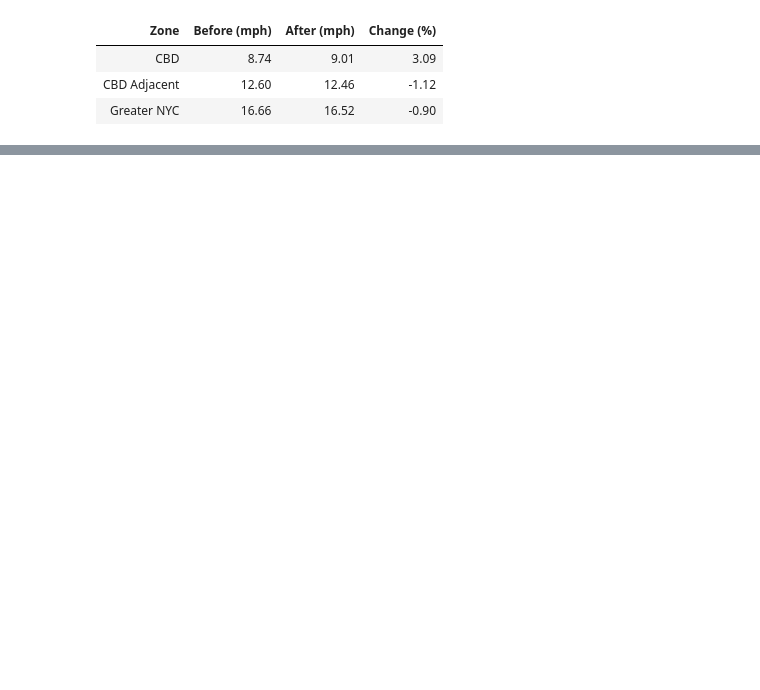
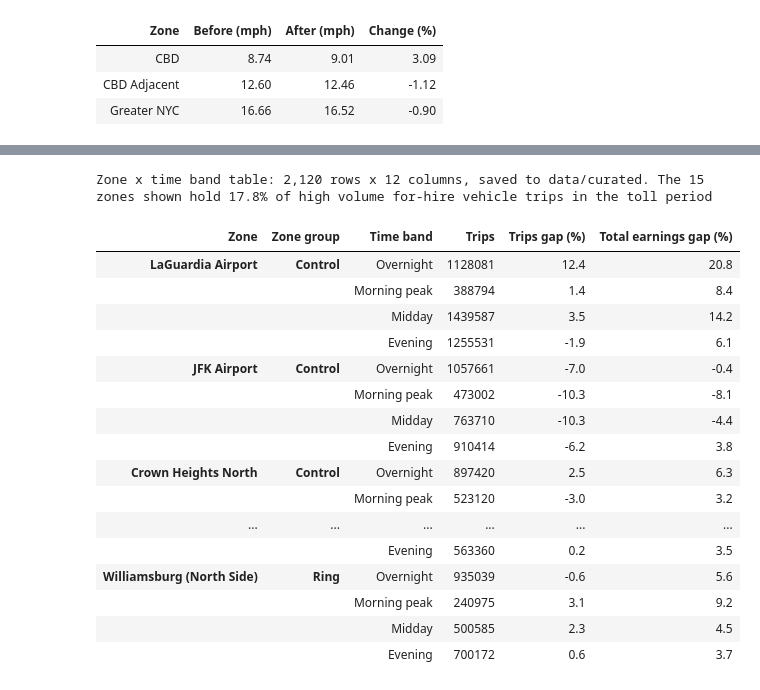
Before and after one commit to aloonsballoons/mast30034-project1, a Jupyter notebook: main.ipynb, the cells around one changed output, grey strips where cells are left out. Drawn from its saved outputs; the diff is of its cells as text; code cells hidden in the pictures; blank space fills up the shorter version.

```diff
--- a/main.ipynb
+++ b/main.ipynb
@@ -1244,7 +656,0 @@ For high volume for-hire vehicle, the model beats the baseline on every measure:
-# %%
-# Pickup zones with the largest sums of absolute errors in 2024 (trips)
-for service in config.SERVICES:
-    print(service)
-    display(plots.flat(  # noqa: F821
-        models.zone_errors(model_table, validation[service][1], service)
-        .join(names["Zone"]).round(1)))
@@ -1372,0 +710,41 @@ plots.flat(table_2.round(1), merge=["service", "group"])
+# %%
+# Model 2's toll period against its no-toll forecast, by pickup zone and
+# time band, from the forecasts already fitted in Section 6.7
+zone_bands = pd.concat(
+    {s: models.zone_band_gaps({t: forecasts[s, t]
+                               for t in models.OBJECTIVES}, zone_labels)
+     for s in config.SERVICES}, names=["service"]).reset_index(level=0)
+zone_bands.to_csv(config.CURATED_DIR / "driver_heatmap.csv", index=False)
+
+fhvhv_bands = zone_bands[zone_bands["service"] == "fhvhv"]
+share = (fhvhv_bands.loc[fhvhv_bands["shown"], "trips"].sum()
+         / fhvhv_bands["trips"].sum())
+print(f"Zone x time band table: {len(zone_bands):,} rows x "
+      f"{zone_bands.shape[1]} columns, saved to data/curated. "
+      f"The 15 zones shown hold {share:.1%} of high volume for-hire "
+      "vehicle trips in the toll period")
+
+# The 15 busiest high volume for-hire vehicle pickup zones, busiest first
+plots.flat(fhvhv_bands.loc[fhvhv_bands["shown"],
+                           ["Zone", "zone_group", "time_band", "trips",
+                            "trips_gap_pct", "total_earnings_gap_pct"]]
+           .round(1), merge=["Zone", "zone_group"])
+# %% [output]
+Zone x time band table: 2,120 rows x 12 columns, saved to data/curated. The 15 zones shown hold 17.8% of high volume for-hire vehicle trips in the toll period
+| Zone | Zone group | Time band | Trips | Trips gap (%) | Total earnings gap (%) |
+| LaGuardia Airport | Control | Overnight | 1128081 | 12.4 | 20.8 |
+|  |  | Morning peak | 388794 | 1.4 | 8.4 |
+|  |  | Midday | 1439587 | 3.5 | 14.2 |
+|  |  | Evening | 1255531 | -1.9 | 6.1 |
+| JFK Airport | Control | Overnight | 1057661 | -7.0 | -0.4 |
+|  |  | Morning peak | 473002 | -10.3 | -8.1 |
+|  |  | Midday | 763710 | -10.3 | -4.4 |
+|  |  | Evening | 910414 | -6.2 | 3.8 |
+| Crown Heights North | Control | Overnight | 897420 | 2.5 | 6.3 |
+|  |  | Morning peak | 523120 | -3.0 | 3.2 |
+| ... | ... | ... | ... | ... | ... |
+|  |  | Evening | 563360 | 0.2 | 3.5 |
+| Williamsburg (North Side) | Ring | Overnight | 935039 | -0.6 | 5.6 |
+|  |  | Morning peak | 240975 | 3.1 | 9.2 |
+|  |  | Midday | 500585 | 2.3 | 4.5 |
+|  |  | Evening | 700172 | 0.6 | 3.7 |
```
Also changed, not shown: parts of 99 cells of this notebook, 16 other files.
